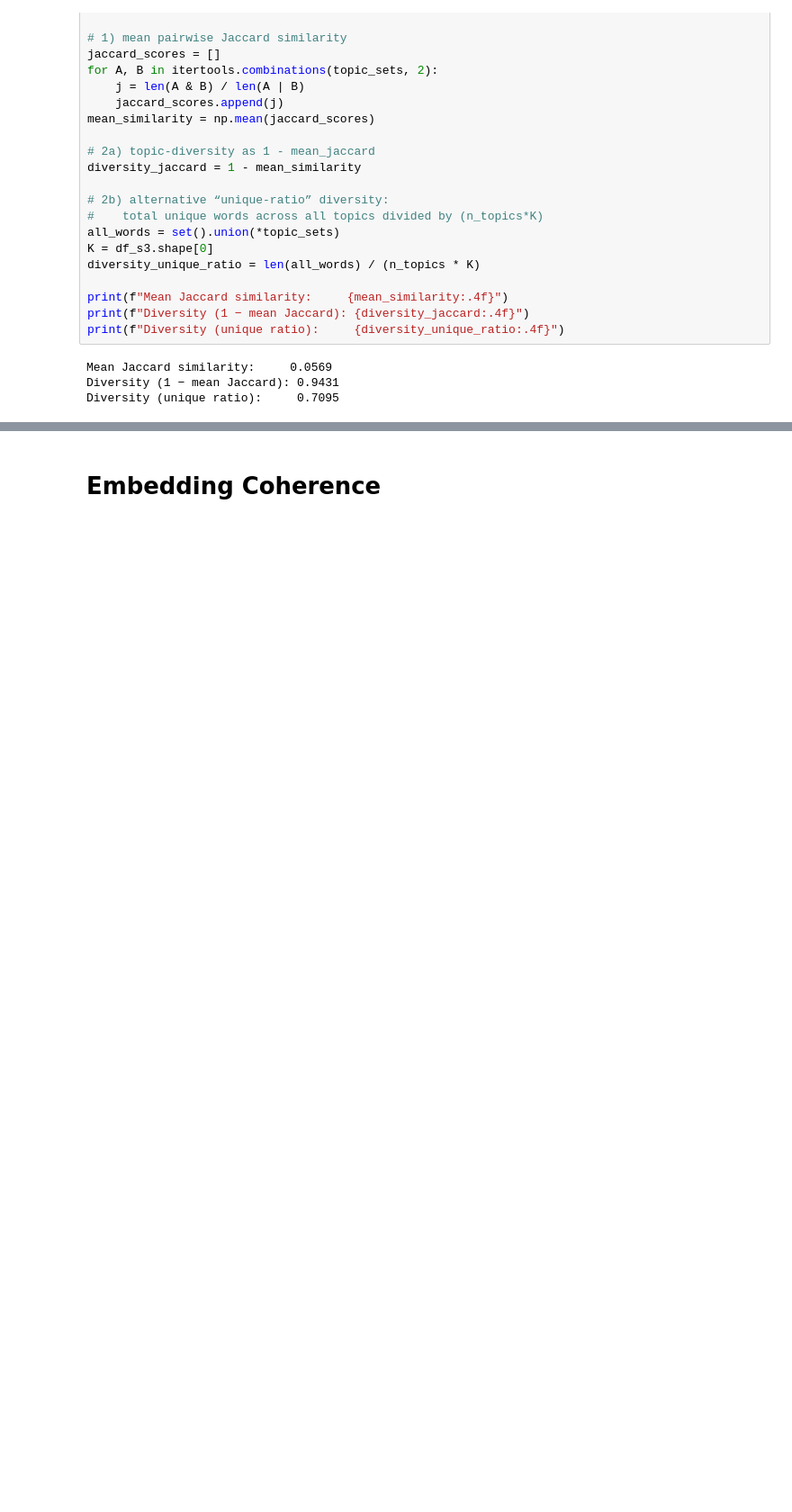
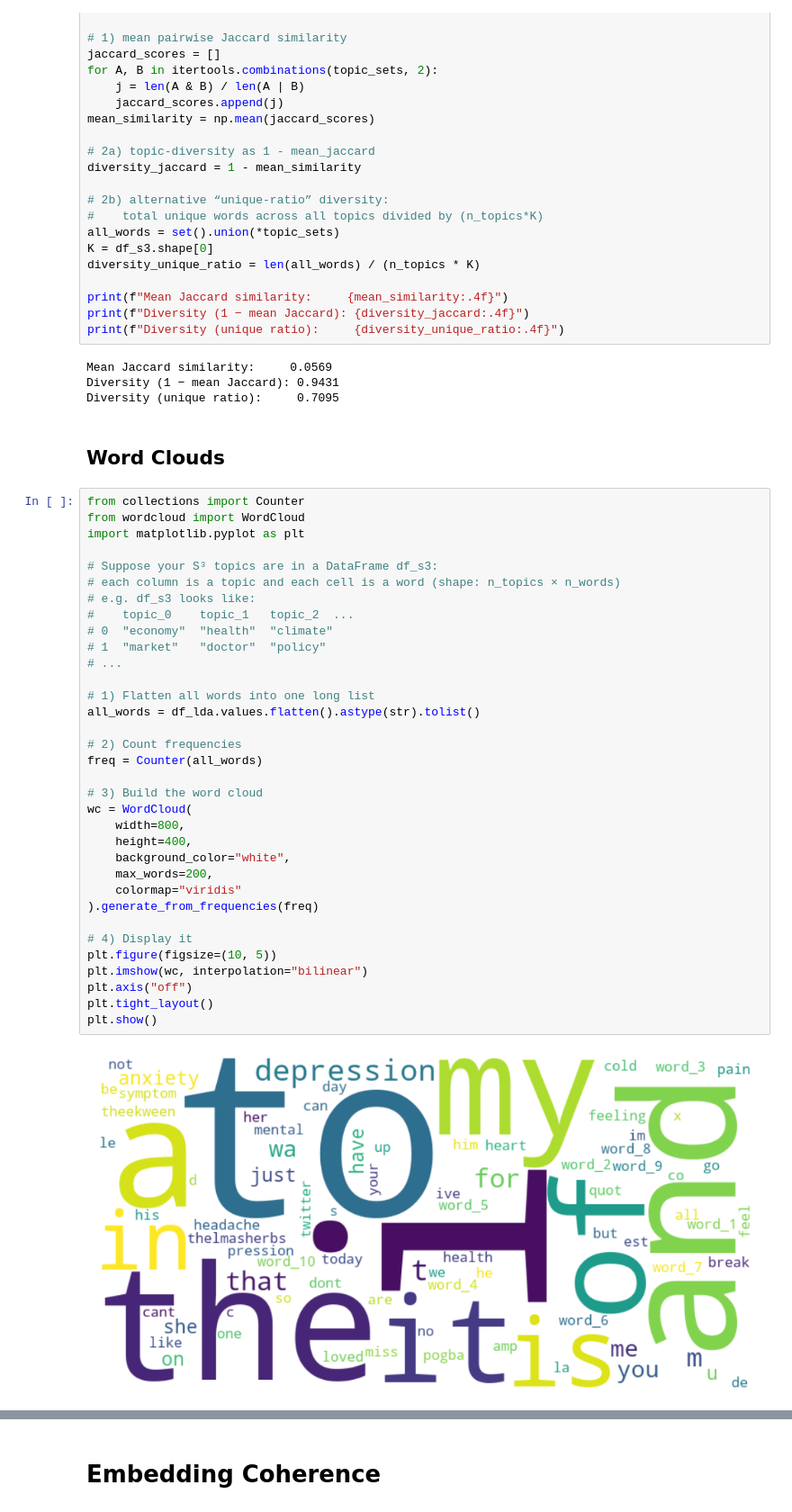
Before and after one commit to sofiascharf/SocCultExam, a Jupyter notebook: Pipelines.ipynb, the cells around one changed output, grey strips where cells are left out. Shown at 90% size. Drawn from its saved outputs; the diff is of its cells as text; blank space fills up the shorter version.

```diff
--- a/Pipelines.ipynb
+++ b/Pipelines.ipynb
@@ -750,3 +818,41 @@ print(f"Diversity (unique ratio):     {diversity_unique_ratio:.4f}")
 Mean Jaccard similarity:     0.0569
 Diversity (1 − mean Jaccard): 0.9431
 Diversity (unique ratio):     0.7095
+# %% [markdown]
+## Word Clouds
+# %%
+from collections import Counter
+from wordcloud import WordCloud
+import matplotlib.pyplot as plt
+
+# Suppose your S³ topics are in a DataFrame df_s3:
+# each column is a topic and each cell is a word (shape: n_topics × n_words)
+# e.g. df_s3 looks like:
+#    topic_0    topic_1   topic_2  ...
+# 0  "economy"  "health"  "climate"
+# 1  "market"   "doctor"  "policy"
+# ...
+
+# 1) Flatten all words into one long list
+all_words = df_lda.values.flatten().astype(str).tolist()
+
+# 2) Count frequencies
+freq = Counter(all_words)
+
+# 3) Build the word cloud
+wc = WordCloud(
+    width=800,
+    height=400,
+    background_color="white",
+    max_words=200,
+    colormap="viridis"
+).generate_from_frequencies(freq)
+
+# 4) Display it
+plt.figure(figsize=(10, 5))
+plt.imshow(wc, interpolation="bilinear")
+plt.axis("off")
+plt.tight_layout()
+plt.show()
+# %% [output]
+[figure, added]
```
Also changed, not shown: parts of 18 cells of this notebook, 15 other files.
